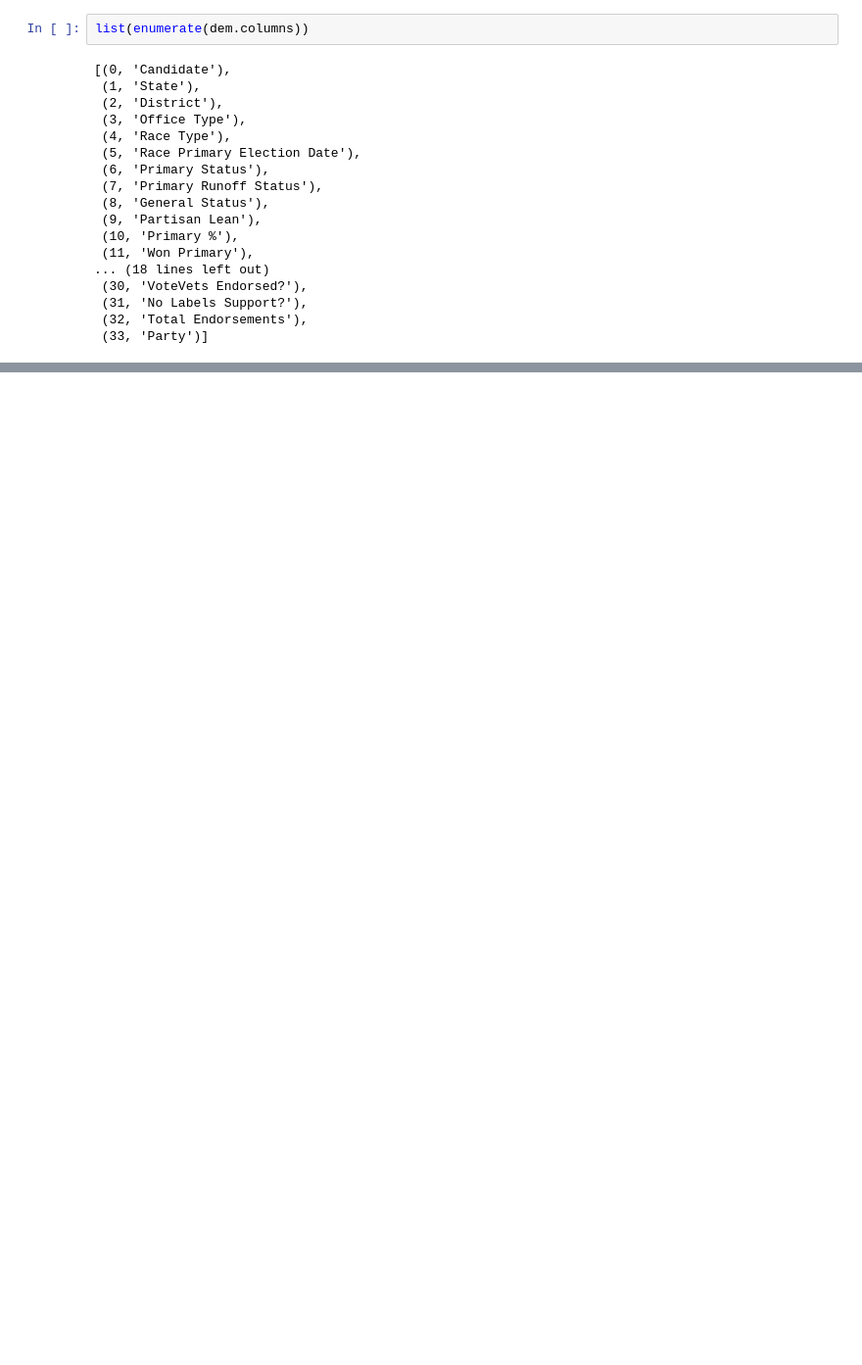
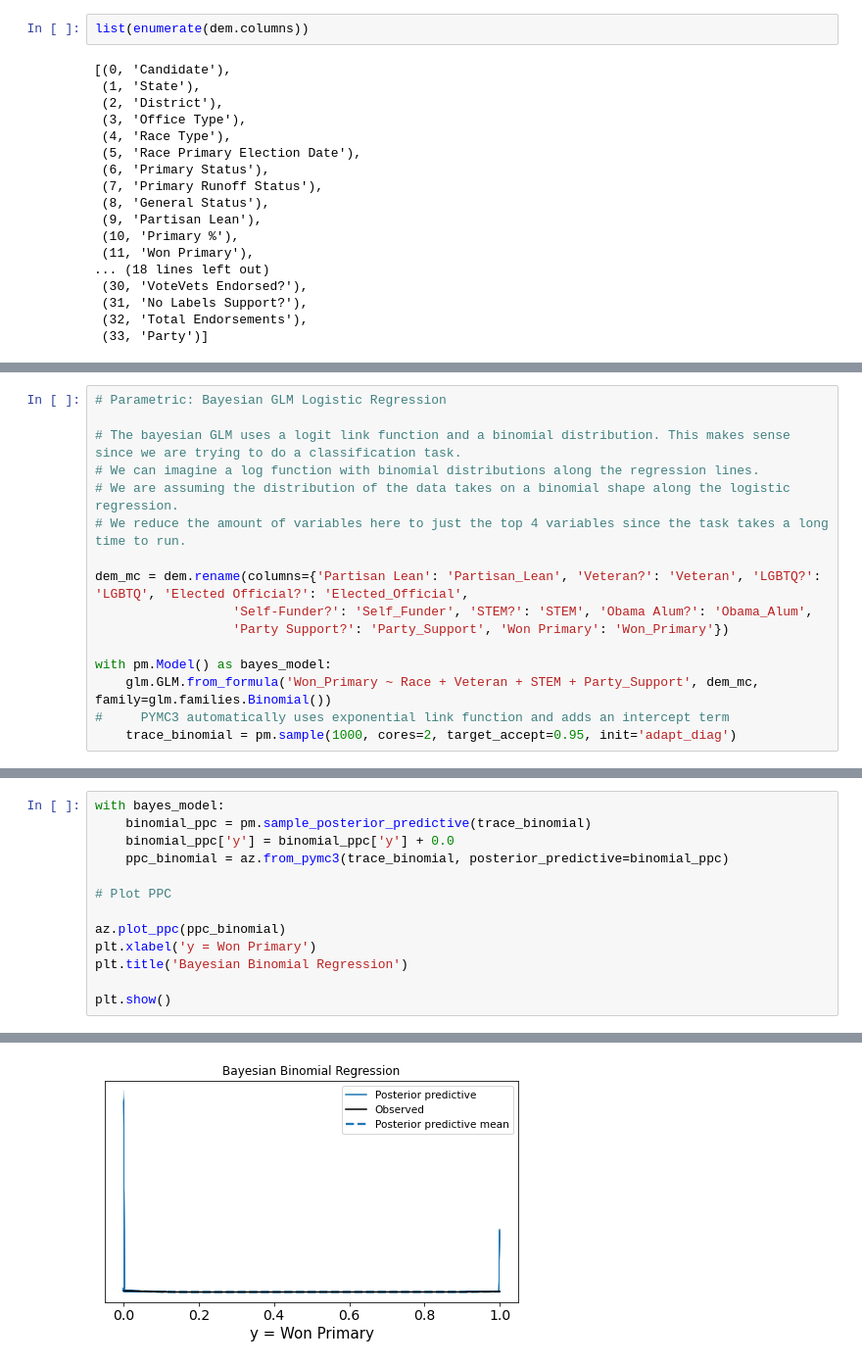
Before and after one commit to vsodem/d102_final_project, a Jupyter notebook: project.ipynb, the cells around one changed output, grey strips where cells are left out. Shown: that part at 98% size. Drawn from its saved outputs; the diff is of its cells as text; blank space fills up the shorter version.

```diff
--- a/project.ipynb
+++ b/project.ipynb
@@ -452,0 +521,16 @@ RandomForestClassifier()
+# %%
+# Parametric: Bayesian GLM Logistic Regression
+
+# The bayesian GLM uses a logit link function and a binomial distribution. This makes sense since we are trying to do a classification task.
+# We can imagine a log function with binomial distributions along the regression lines.
+# We are assuming the distribution of the data takes on a binomial shape along the logistic regression.
+# We reduce the amount of variables here to just the top 4 variables since the task takes a long time to run.
+
+dem_mc = dem.rename(columns={'Partisan Lean': 'Partisan_Lean', 'Veteran?': 'Veteran', 'LGBTQ?': 'LGBTQ', 'Elected Official?': 'Elected_Official',
+                  'Self-Funder?': 'Self_Funder', 'STEM?': 'STEM', 'Obama Alum?': 'Obama_Alum',
+                  'Party Support?': 'Party_Support', 'Won Primary': 'Won_Primary'})
+
+with pm.Model() as bayes_model:
+    glm.GLM.from_formula('Won_Primary ~ Race + Veteran + STEM + Party_Support', dem_mc, family=glm.families.Binomial())
+#     PYMC3 automatically uses exponential link function and adds an intercept term
+    trace_binomial = pm.sample(1000, cores=2, target_accept=0.95, init='adapt_diag')
@@ -452,0 +546,14 @@ RandomForestClassifier()
+# %%
+with bayes_model:
+    binomial_ppc = pm.sample_posterior_predictive(trace_binomial)
+    binomial_ppc['y'] = binomial_ppc['y'] + 0.0
+    ppc_binomial = az.from_pymc3(trace_binomial, posterior_predictive=binomial_ppc)
+
+# Plot PPC
+
+az.plot_ppc(ppc_binomial)
+plt.xlabel('y = Won Primary')
+plt.title('Bayesian Binomial Regression')
+
+plt.show()
+# %% [output]
@@ -452,0 +561 @@ RandomForestClassifier()
+[figure, added]
```
Also changed, not shown: parts of 27 cells of this notebook.
